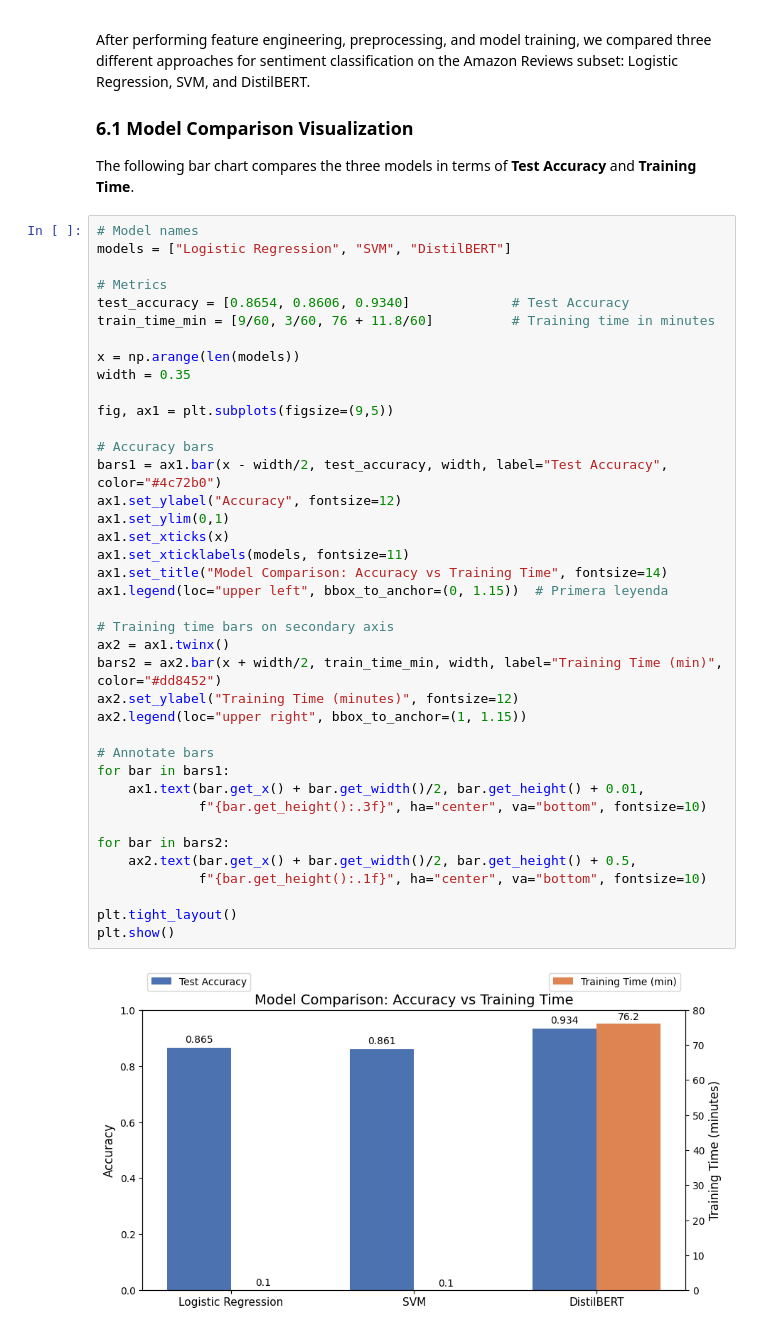
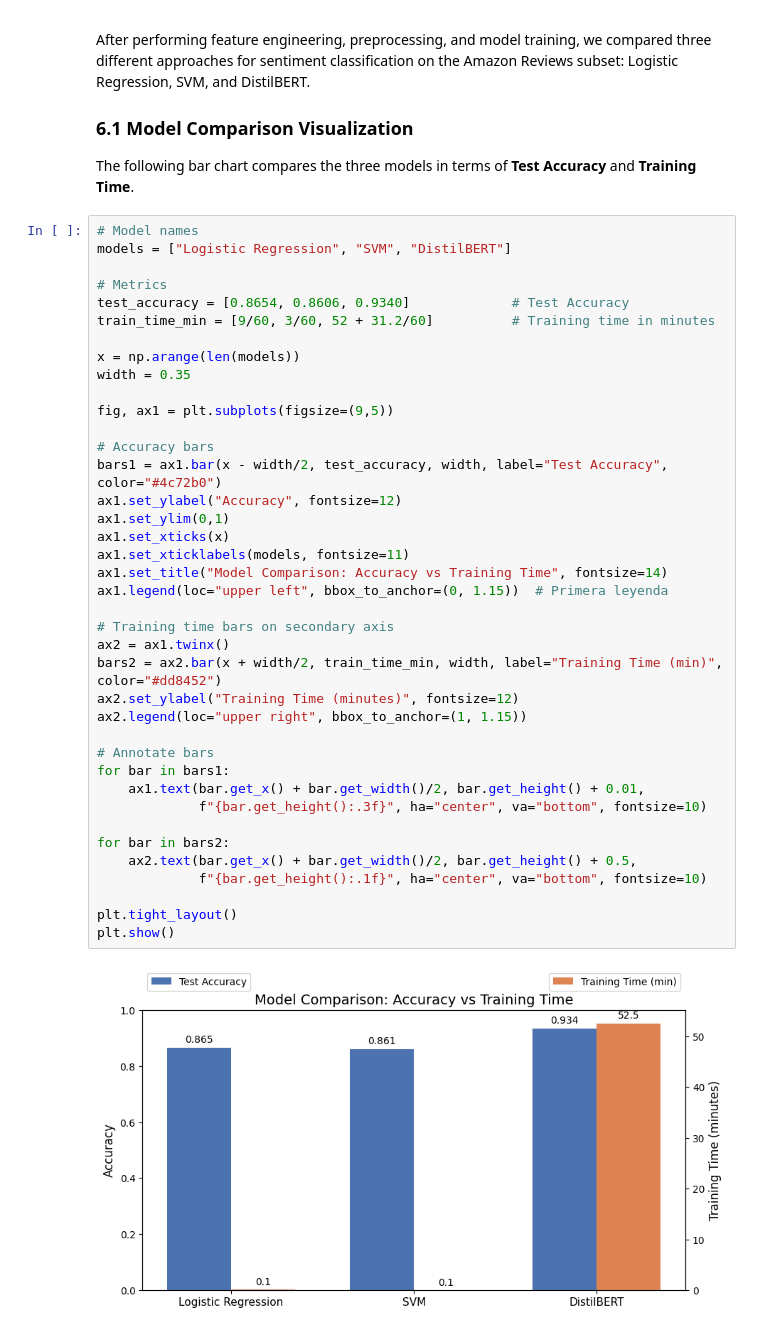
Before and after one commit to MVasquez95/Amazon-reviews, a Jupyter notebook: notebook.ipynb, the cells around one changed output. Drawn from its saved outputs; the diff is of its cells as text.

```diff
--- a/notebook.ipynb
+++ b/notebook.ipynb
@@ -898,41 +897,41 @@ models = ["Logistic Regression", "SVM", "DistilBERT"]
 
 # Metrics
 test_accuracy = [0.8654, 0.8606, 0.9340]             # Test Accuracy
-train_time_min = [9/60, 3/60, 76 + 11.8/60]          # Training time in minutes
+train_time_min = [9/60, 3/60, 52 + 31.2/60]          # Training time in minutes
 
 x = np.arange(len(models))
 width = 0.35
 
 fig, ax1 = plt.subplots(figsize=(9,5))
 
 # Accuracy bars
 bars1 = ax1.bar(x - width/2, test_accuracy, width, label="Test Accuracy", color="#4c72b0")
 ax1.set_ylabel("Accuracy", fontsize=12)
 ax1.set_ylim(0,1)
 ax1.set_xticks(x)
 ax1.set_xticklabels(models, fontsize=11)
 ax1.set_title("Model Comparison: Accuracy vs Training Time", fontsize=14)
 ax1.legend(loc="upper left", bbox_to_anchor=(0, 1.15))  # Primera leyenda
 
 # Training time bars on secondary axis
 ax2 = ax1.twinx()
 bars2 = ax2.bar(x + width/2, train_time_min, width, label="Training Time (min)", color="#dd8452")
 ax2.set_ylabel("Training Time (minutes)", fontsize=12)
 ax2.legend(loc="upper right", bbox_to_anchor=(1, 1.15))
 
 # Annotate bars
 for bar in bars1:
     ax1.text(bar.get_x() + bar.get_width()/2, bar.get_height() + 0.01,
              f"{bar.get_height():.3f}", ha="center", va="bottom", fontsize=10)
 
 for bar in bars2:
     ax2.text(bar.get_x() + bar.get_width()/2, bar.get_height() + 0.5,
              f"{bar.get_height():.1f}", ha="center", va="bottom", fontsize=10)
 
 plt.tight_layout()
 plt.show()
 # %% [output]
-[figure, old version]
+[figure, new version]
 # %% [markdown]
 ### 6.2 Table of Model Performance
 
```
Also changed, not shown: parts of 6 cells of this notebook, 1 other file.
